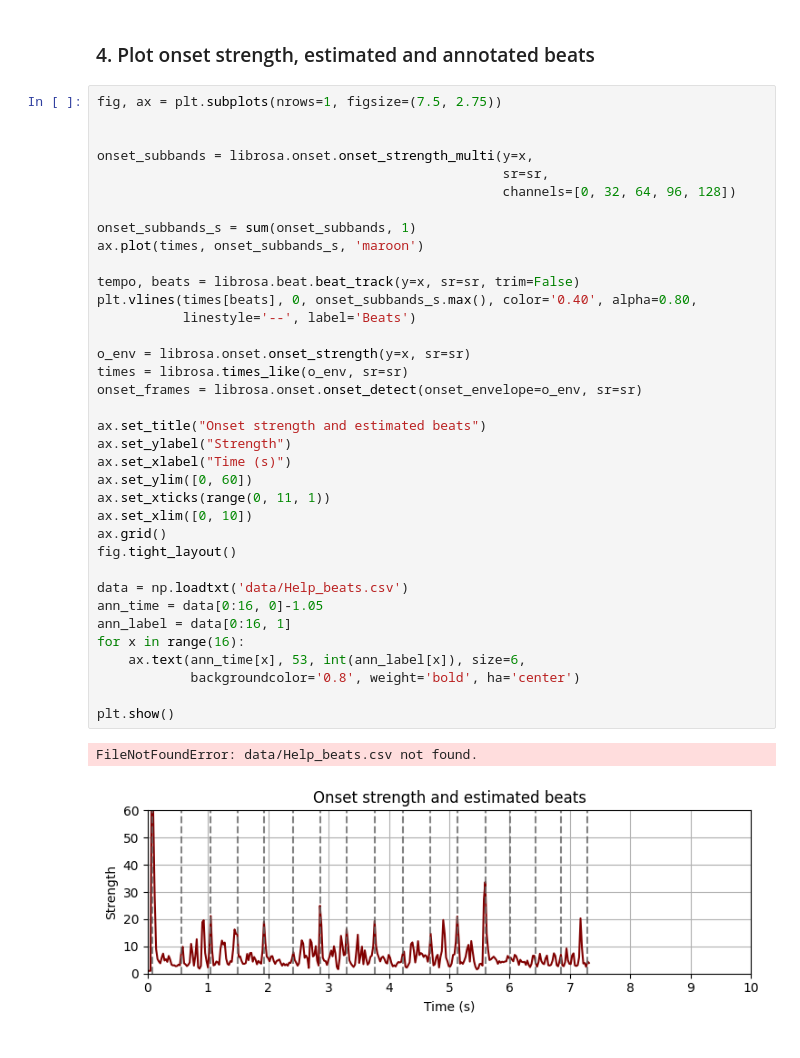
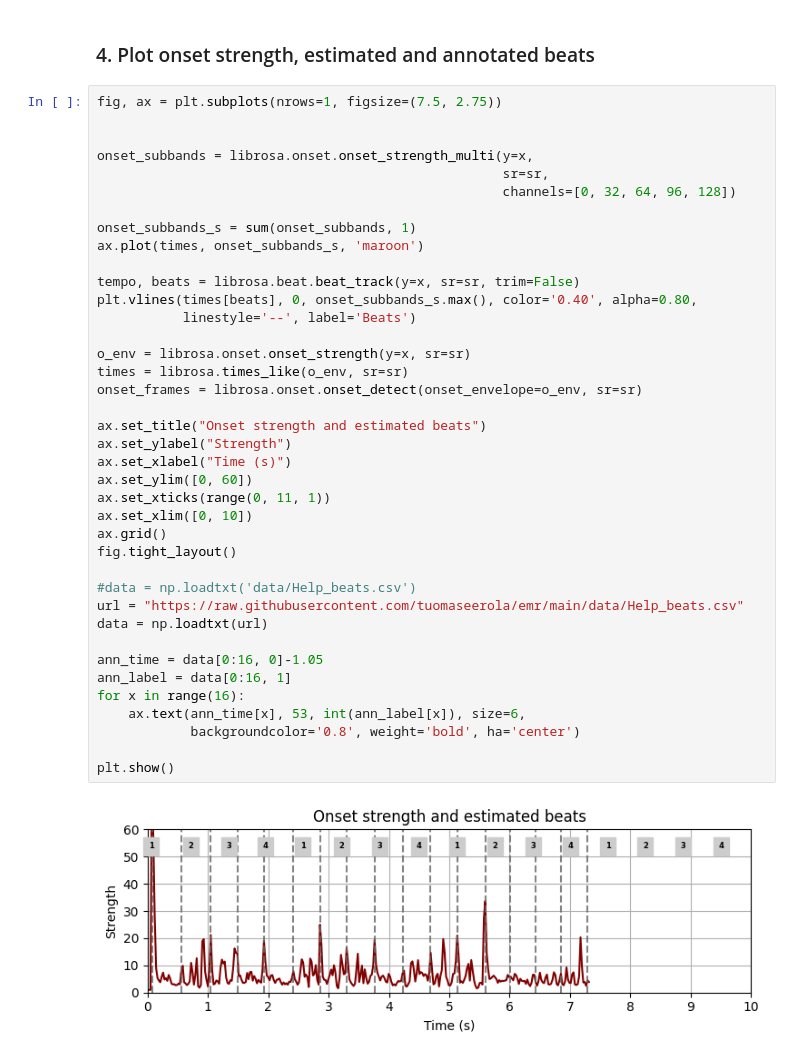
Before and after one commit to tuomaseerola/emr, a Jupyter notebook: nb/Chapter10.3.ipynb, the cells around one changed output. Saved outputs shown, nothing was run; the diff lists cells and outputs as text.

Commit message:
changed reading files from github

```diff
--- a/nb/Chapter10.3.ipynb
+++ b/nb/Chapter10.3.ipynb
@@ -82,33 +71,35 @@ onset_subbands = librosa.onset.onset_strength_multi(y=x,
                                                     channels=[0, 32, 64, 96, 128])
 
 onset_subbands_s = sum(onset_subbands, 1)
 ax.plot(times, onset_subbands_s, 'maroon')
 
 tempo, beats = librosa.beat.beat_track(y=x, sr=sr, trim=False)
 plt.vlines(times[beats], 0, onset_subbands_s.max(), color='0.40', alpha=0.80,
            linestyle='--', label='Beats')
 
 o_env = librosa.onset.onset_strength(y=x, sr=sr)
 times = librosa.times_like(o_env, sr=sr)
 onset_frames = librosa.onset.onset_detect(onset_envelope=o_env, sr=sr)
 
 ax.set_title("Onset strength and estimated beats")
 ax.set_ylabel("Strength")
 ax.set_xlabel("Time (s)")
 ax.set_ylim([0, 60])
 ax.set_xticks(range(0, 11, 1))
 ax.set_xlim([0, 10])
 ax.grid()
 fig.tight_layout()
 
-data = np.loadtxt('data/Help_beats.csv')
+#data = np.loadtxt('data/Help_beats.csv')
+url = "https://raw.githubusercontent.com/tuomaseerola/emr/main/data/Help_beats.csv"
+data = np.loadtxt(url)
+
 ann_time = data[0:16, 0]-1.05
 ann_label = data[0:16, 1]
 for x in range(16):
     ax.text(ann_time[x], 53, int(ann_label[x]), size=6,
             backgroundcolor='0.8', weight='bold', ha='center')
 
 plt.show()
 # %% [output]
-FileNotFoundError: data/Help_beats.csv not found.
-[figure, old version]
+[figure, new version]
```
Also changed, not shown: parts of 1 cell of this notebook.
